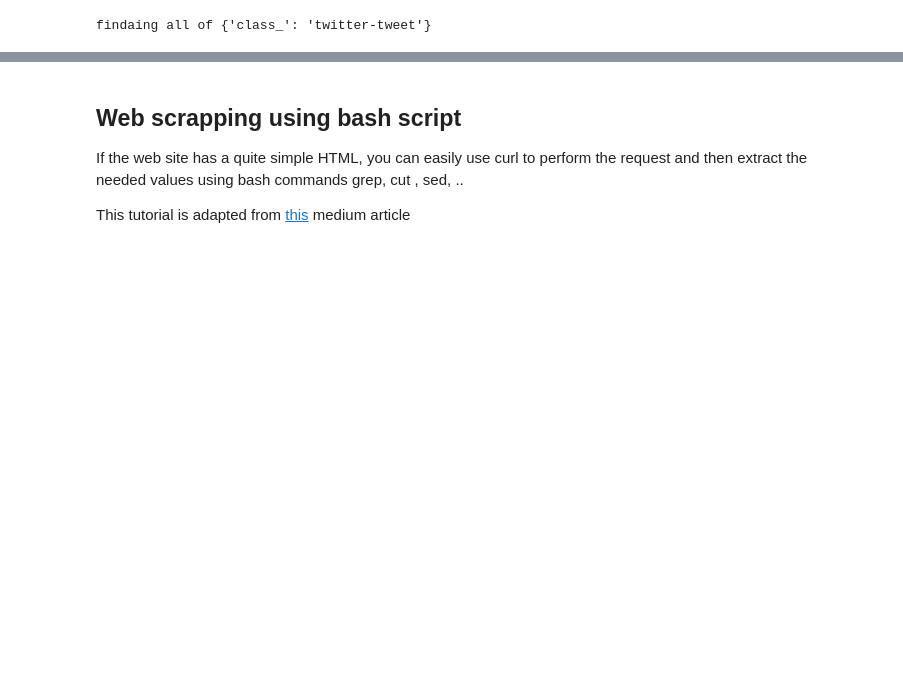
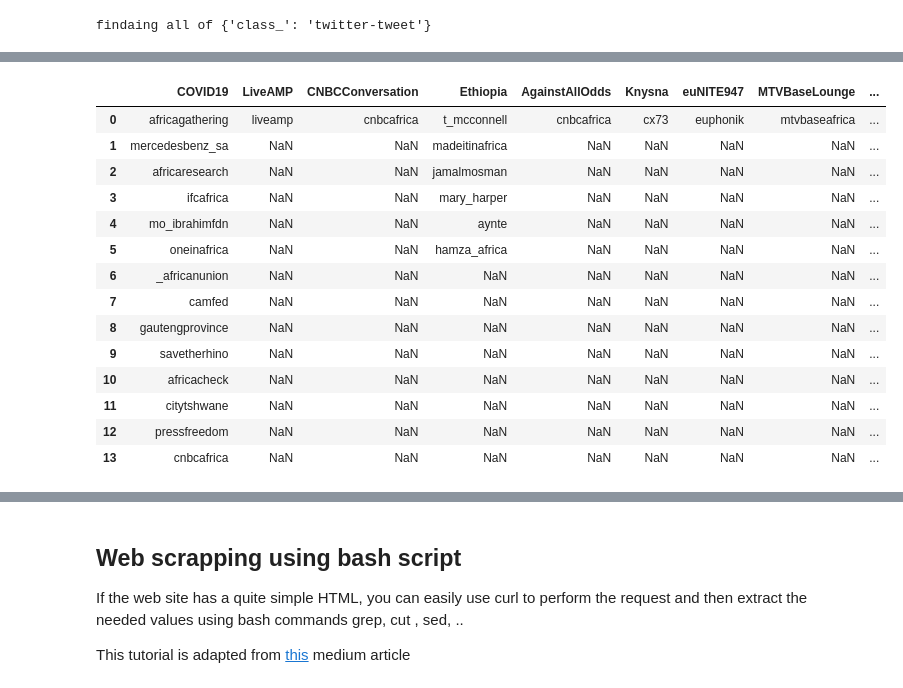
Before and after one commit to Jabor047/10acad, a Jupyter notebook: Week1/Monday-Week1/scrapping_starter.ipynb, the cells around one changed output, grey strips where cells are left out. Cells and saved outputs as stored; diff of their text form; code cells hidden in the pictures; blank space fills up the shorter version.

```diff
--- a/Week1/Monday-Week1/scrapping_starter.ipynb
+++ b/Week1/Monday-Week1/scrapping_starter.ipynb
@@ -415,0 +703,3 @@ memory usage: 1.1+ MB
+# %%
+high_hash_inf = df_inf.groupby('hashtags').source.count().nlargest(12)[1:]
+high_hash_inf
@@ -415,0 +720,19 @@ memory usage: 1.1+ MB
+# %%
+grpd_inf = grp_by_hashtag(df_inf, high_hash_inf)
+grpd_inf
+# %% [output]
+|  | COVID19 | LiveAMP | CNBCConversation | Ethiopia | AgainstAllOdds | Knysna | euNITE947 | MTVBaseLounge | ... |
+| 0 | africagathering | liveamp | cnbcafrica | t_mcconnell | cnbcafrica | cx73 | euphonik | mtvbaseafrica | ... |
+| 1 | mercedesbenz_sa | NaN | NaN | madeitinafrica | NaN | NaN | NaN | NaN | ... |
+| 2 | africaresearch | NaN | NaN | jamalmosman | NaN | NaN | NaN | NaN | ... |
+| 3 | ifcafrica | NaN | NaN | mary_harper | NaN | NaN | NaN | NaN | ... |
+| 4 | mo_ibrahimfdn | NaN | NaN | aynte | NaN | NaN | NaN | NaN | ... |
+| 5 | oneinafrica | NaN | NaN | hamza_africa | NaN | NaN | NaN | NaN | ... |
+| 6 | _africanunion | NaN | NaN | NaN | NaN | NaN | NaN | NaN | ... |
+| 7 | camfed | NaN | NaN | NaN | NaN | NaN | NaN | NaN | ... |
+| 8 | gautengprovince | NaN | NaN | NaN | NaN | NaN | NaN | NaN | ... |
+| 9 | savetherhino | NaN | NaN | NaN | NaN | NaN | NaN | NaN | ... |
+| 10 | africacheck | NaN | NaN | NaN | NaN | NaN | NaN | NaN | ... |
+| 11 | citytshwane | NaN | NaN | NaN | NaN | NaN | NaN | NaN | ... |
+| 12 | pressfreedom | NaN | NaN | NaN | NaN | NaN | NaN | NaN | ... |
+| 13 | cnbcafrica | NaN | NaN | NaN | NaN | NaN | NaN | NaN | ... |
```
Also changed, not shown: parts of 35 cells of this notebook.
